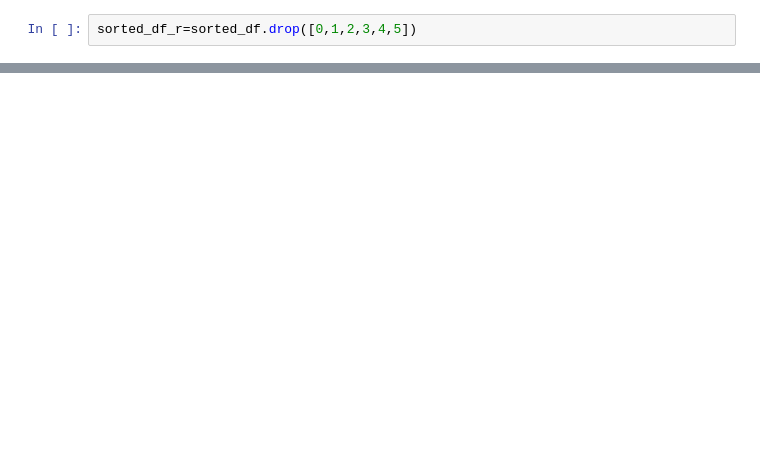
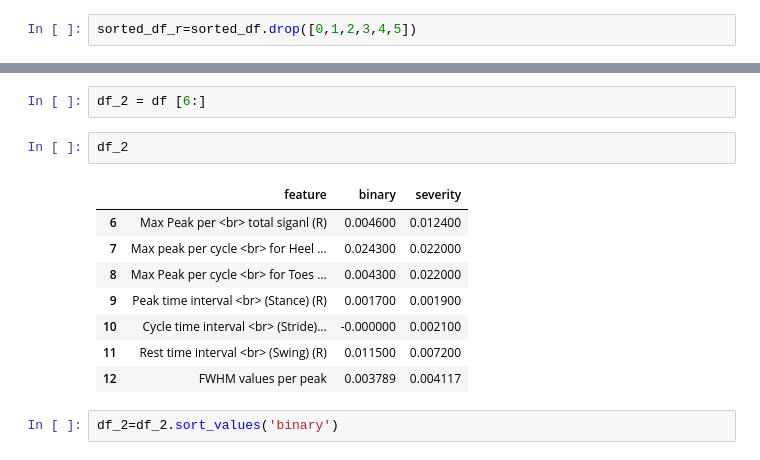
Before and after one commit to Nemat-Allah-Aloush/Parkinson-Disease, a Jupyter notebook: Explaining/Explinability_Continue.ipynb, the cells around one changed output, grey strips where cells are left out. Drawn from its saved outputs; the diff is of its cells as text; blank space fills up the shorter version.

```diff
--- a/Explaining/Explinability_Continue.ipynb
+++ b/Explaining/Explinability_Continue.ipynb
@@ -279,0 +346,15 @@ fig.show()
+# %%
+df_2 = df [6:]
+# %%
+df_2
+# %% [output]
+|  | feature | binary | severity |
+| 6 | Max Peak per <br> total siganl (R) | 0.004600 | 0.012400 |
+| 7 | Max peak per cycle <br> for Heel ... | 0.024300 | 0.022000 |
+| 8 | Max Peak per cycle <br> for Toes ... | 0.004300 | 0.022000 |
+| 9 | Peak time interval <br> (Stance) (R) | 0.001700 | 0.001900 |
+| 10 | Cycle time interval <br> (Stride)... | -0.000000 | 0.002100 |
+| 11 | Rest time interval <br> (Swing) (R) | 0.011500 | 0.007200 |
+| 12 | FWHM values per peak | 0.003789 | 0.004117 |
+# %%
+df_2=df_2.sort_values('binary')
```
Also changed, not shown: parts of 12 cells of this notebook.
